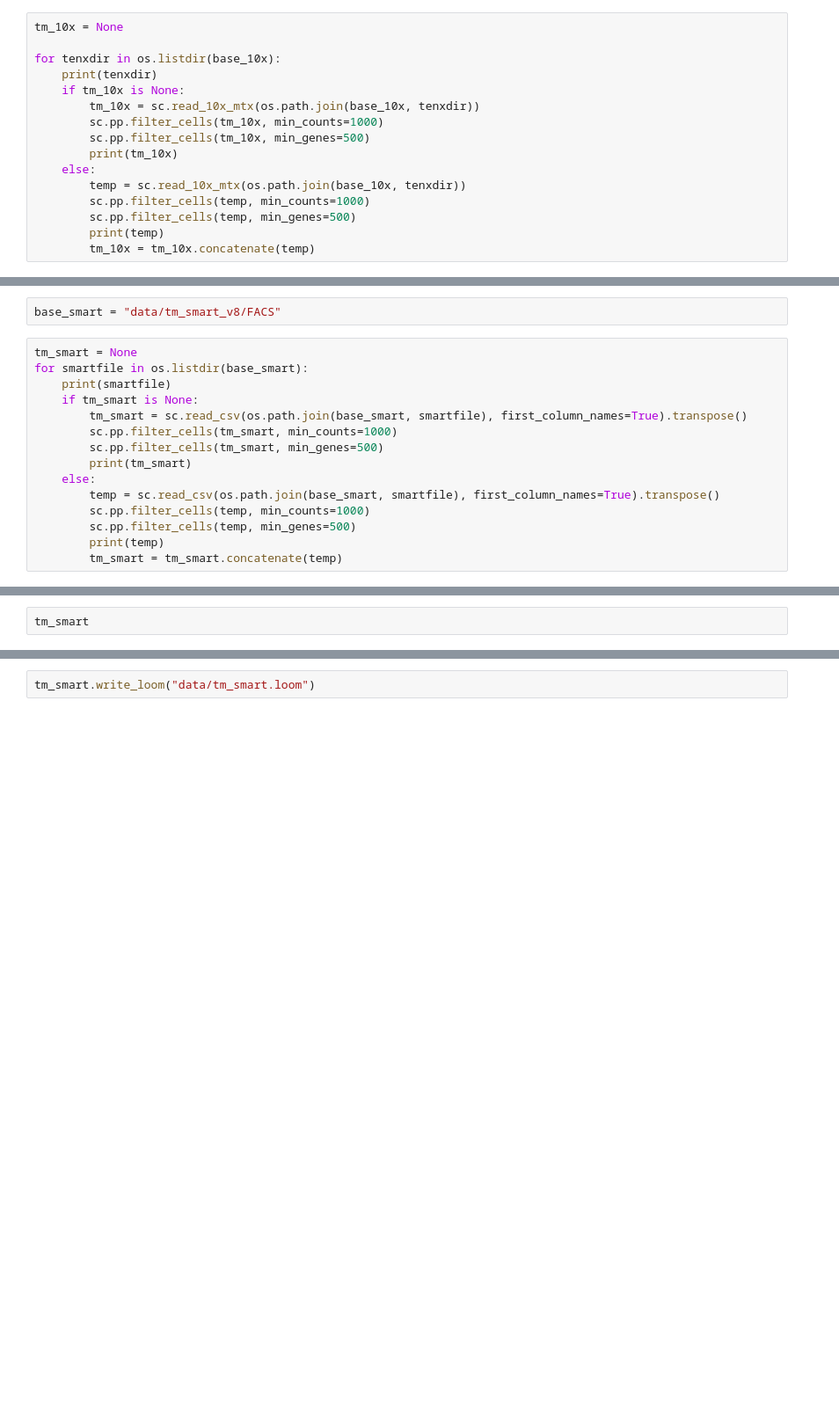
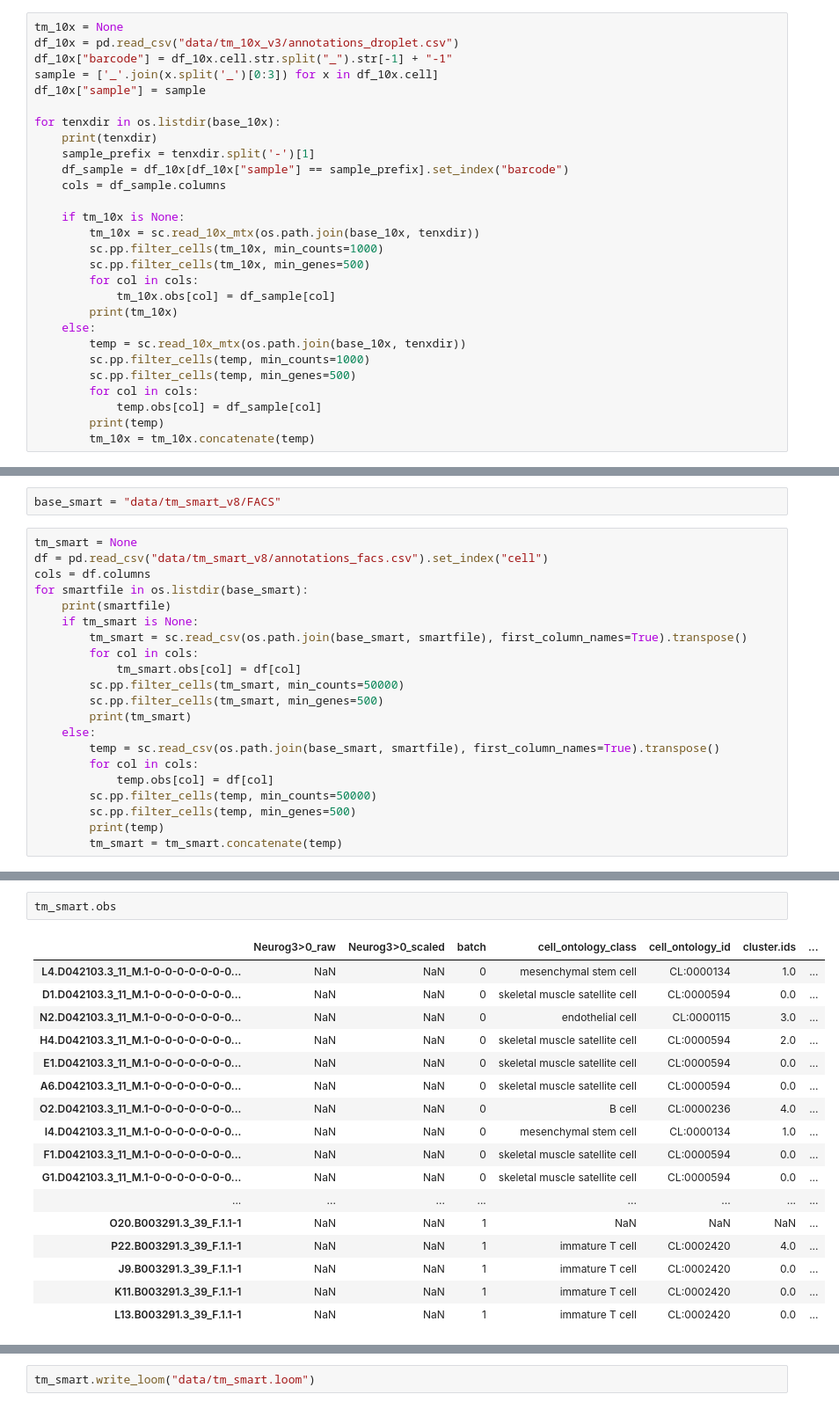
Before and after one commit to cgreene/cellbench-scvi-stuffnthings, a Jupyter notebook: scvi-muris-combine.ipynb, the cells around one changed output, grey strips where cells are left out. Shown: that part at 88% size. Drawn from its saved outputs; the diff is of its cells as text; blank space fills up the shorter version.

```diff
--- a/scvi-muris-combine.ipynb
+++ b/scvi-muris-combine.ipynb
@@ -6,18 +7,30 @@ import scanpy.api as sc
 base_10x = "data/tm_10x_v3/droplet"
 # %%
 tm_10x = None
+df_10x = pd.read_csv("data/tm_10x_v3/annotations_droplet.csv")
+df_10x["barcode"] = df_10x.cell.str.split("_").str[-1] + "-1"
+sample = ['_'.join(x.split('_')[0:3]) for x in df_10x.cell]
+df_10x["sample"] = sample
 
 for tenxdir in os.listdir(base_10x):
     print(tenxdir)
+    sample_prefix = tenxdir.split('-')[1]
+    df_sample = df_10x[df_10x["sample"] == sample_prefix].set_index("barcode")
+    cols = df_sample.columns
+
     if tm_10x is None:
         tm_10x = sc.read_10x_mtx(os.path.join(base_10x, tenxdir))
         sc.pp.filter_cells(tm_10x, min_counts=1000)
         sc.pp.filter_cells(tm_10x, min_genes=500)
+        for col in cols:
+            tm_10x.obs[col] = df_sample[col]
         print(tm_10x)
     else:
         temp = sc.read_10x_mtx(os.path.join(base_10x, tenxdir))
         sc.pp.filter_cells(temp, min_counts=1000)
         sc.pp.filter_cells(temp, min_genes=500)
+        for col in cols:
+            temp.obs[col] = df_sample[col]
         print(temp)
         tm_10x = tm_10x.concatenate(temp)
 # %% [output]
@@ -50,16 +63,22 @@ AnnData object with n_obs × n_vars = 55659 × 23433
 base_smart = "data/tm_smart_v8/FACS"
 # %%
 tm_smart = None
+df = pd.read_csv("data/tm_smart_v8/annotations_facs.csv").set_index("cell")
+cols = df.columns
 for smartfile in os.listdir(base_smart):
     print(smartfile)
     if tm_smart is None:
         tm_smart = sc.read_csv(os.path.join(base_smart, smartfile), first_column_names=True).transpose()
-        sc.pp.filter_cells(tm_smart, min_counts=1000)
+        for col in cols:
+            tm_smart.obs[col] = df[col]
+        sc.pp.filter_cells(tm_smart, min_counts=50000)
         sc.pp.filter_cells(tm_smart, min_genes=500)
         print(tm_smart)
     else:
         temp = sc.read_csv(os.path.join(base_smart, smartfile), first_column_names=True).transpose()
-        sc.pp.filter_cells(temp, min_counts=1000)
+        for col in cols:
+            temp.obs[col] = df[col]
+        sc.pp.filter_cells(temp, min_counts=50000)
         sc.pp.filter_cells(temp, min_genes=500)
         print(temp)
         tm_smart = tm_smart.concatenate(temp)
@@ -84,3 +103,20 @@ AnnData object with n_obs × n_vars = 1376 × 23433
 # %%
-tm_smart
+tm_smart.obs
 # %% [output]
+|  | Neurog3>0_raw | Neurog3>0_scaled | batch | cell_ontology_class | cell_ontology_id | cluster.ids | ... |
+| L4.D042103.3_11_M.1-0-0-0-0-0-0-0... | NaN | NaN | 0 | mesenchymal stem cell | CL:0000134 | 1.0 | ... |
+| D1.D042103.3_11_M.1-0-0-0-0-0-0-0... | NaN | NaN | 0 | skeletal muscle satellite cell | CL:0000594 | 0.0 | ... |
+| N2.D042103.3_11_M.1-0-0-0-0-0-0-0... | NaN | NaN | 0 | endothelial cell | CL:0000115 | 3.0 | ... |
+| H4.D042103.3_11_M.1-0-0-0-0-0-0-0... | NaN | NaN | 0 | skeletal muscle satellite cell | CL:0000594 | 2.0 | ... |
+| E1.D042103.3_11_M.1-0-0-0-0-0-0-0... | NaN | NaN | 0 | skeletal muscle satellite cell | CL:0000594 | 0.0 | ... |
+| A6.D042103.3_11_M.1-0-0-0-0-0-0-0... | NaN | NaN | 0 | skeletal muscle satellite cell | CL:0000594 | 0.0 | ... |
+| O2.D042103.3_11_M.1-0-0-0-0-0-0-0... | NaN | NaN | 0 | B cell | CL:0000236 | 4.0 | ... |
+| I4.D042103.3_11_M.1-0-0-0-0-0-0-0... | NaN | NaN | 0 | mesenchymal stem cell | CL:0000134 | 1.0 | ... |
+| F1.D042103.3_11_M.1-0-0-0-0-0-0-0... | NaN | NaN | 0 | skeletal muscle satellite cell | CL:0000594 | 0.0 | ... |
+| G1.D042103.3_11_M.1-0-0-0-0-0-0-0... | NaN | NaN | 0 | skeletal muscle satellite cell | CL:0000594 | 0.0 | ... |
+| ... | ... | ... | ... | ... | ... | ... | ... |
+| O20.B003291.3_39_F.1.1-1 | NaN | NaN | 1 | NaN | NaN | NaN | ... |
+| P22.B003291.3_39_F.1.1-1 | NaN | NaN | 1 | immature T cell | CL:0002420 | 4.0 | ... |
+| J9.B003291.3_39_F.1.1-1 | NaN | NaN | 1 | immature T cell | CL:0002420 | 0.0 | ... |
+| K11.B003291.3_39_F.1.1-1 | NaN | NaN | 1 | immature T cell | CL:0002420 | 0.0 | ... |
+| L13.B003291.3_39_F.1.1-1 | NaN | NaN | 1 | immature T cell | CL:0002420 | 0.0 | ... |
```
Also changed, not shown: parts of 7 cells of this notebook.
